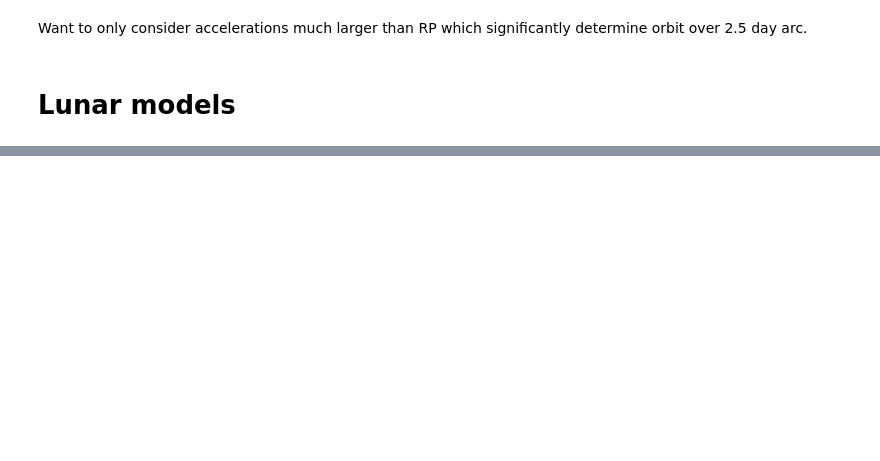
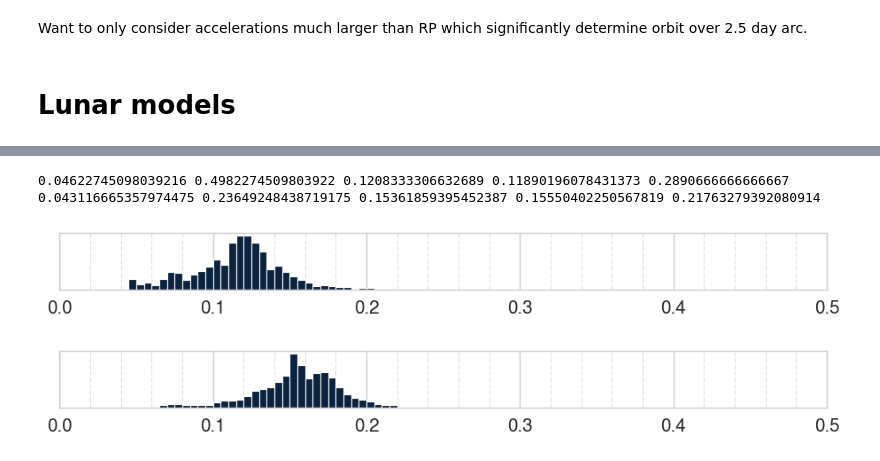
Before and after one commit to DominikStiller/tudelft-hpb-project, a Jupyter notebook: analysis/figures_paper.ipynb, the cells around one changed output, grey strips where cells are left out. Saved outputs shown, nothing was run; the diff lists cells and outputs as text; code cells hidden in the pictures; blank space fills up the shorter version.

```diff
--- a/analysis/figures_paper.ipynb
+++ b/analysis/figures_paper.ipynb
@@ -35,3 +38,10 @@ orbit_steps = int(113 * 60 / 10)
+# %%
+orbit_steps = int(lro_period / 5)
+variable_columns = [
+    "simulation_start", "use_solar_radiation", "use_moon_radiation", "target_type", "albedo_distribution_moon", "use_occultation"
+]
+
+plots_folder = "../paper/figures/plots"
 # %% [markdown]
 # Orbit geometry
 # %%
@@ -139,0 +175,21 @@ plot_albedo_map()
+# %%
+def plot_albedo_histogram(dist, file):
+    fig, ax = plt.subplots(figsize=(9, 1))
+
+    print(dist.min(), dist.max(), dist.mean(), np.median(dist), np.percentile(dist, 99))
+
+    ax.hist(dist.flatten(), bins=100, density=True, range=[0, 0.5])
+    # ax.set_xlabel("Albedo")
+    ax.set_xlim([0, 0.5])
+    ax.get_yaxis().set_visible(False)
+
+    format_plot()
+    save_plot(plots_folder, file)
+
+plot_albedo_histogram(tf_mosaic(imread("files/albedo.jpg")), "lunar_hist_photo")
+plot_albedo_histogram(np.load("../private/dlam1.npy"), "lunar_hist_dlam1")
+# %% [output]
+0.04622745098039216 0.4982274509803922 0.1208333306632689 0.11890196078431373 0.2890666666666667
+0.043116665357974475 0.23649248438719175 0.15361859395452387 0.15550402250567819 0.21763279392080914
+[figure, added]
+[figure, added]
```
Also changed, not shown: parts of 26 cells of this notebook, 32 other files.
